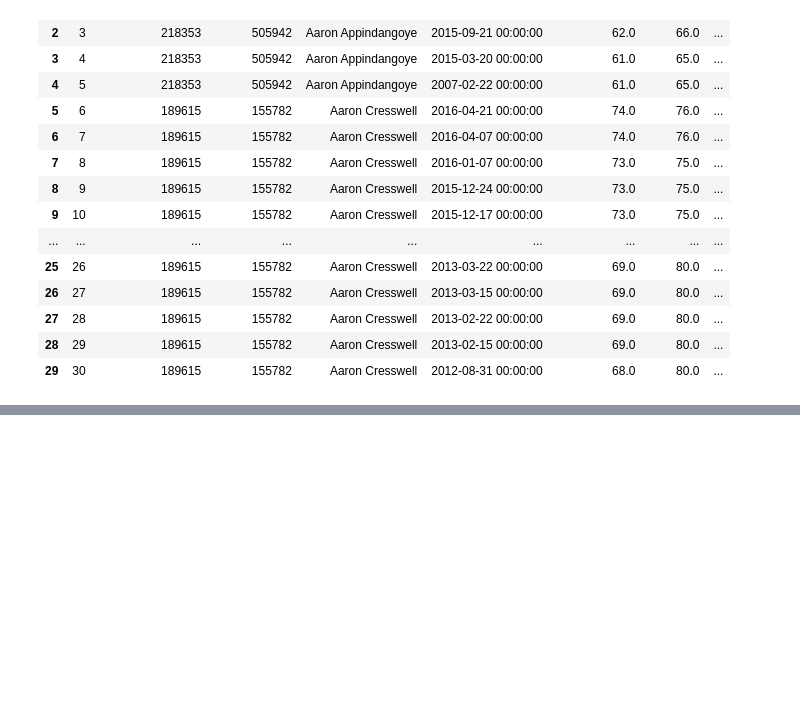
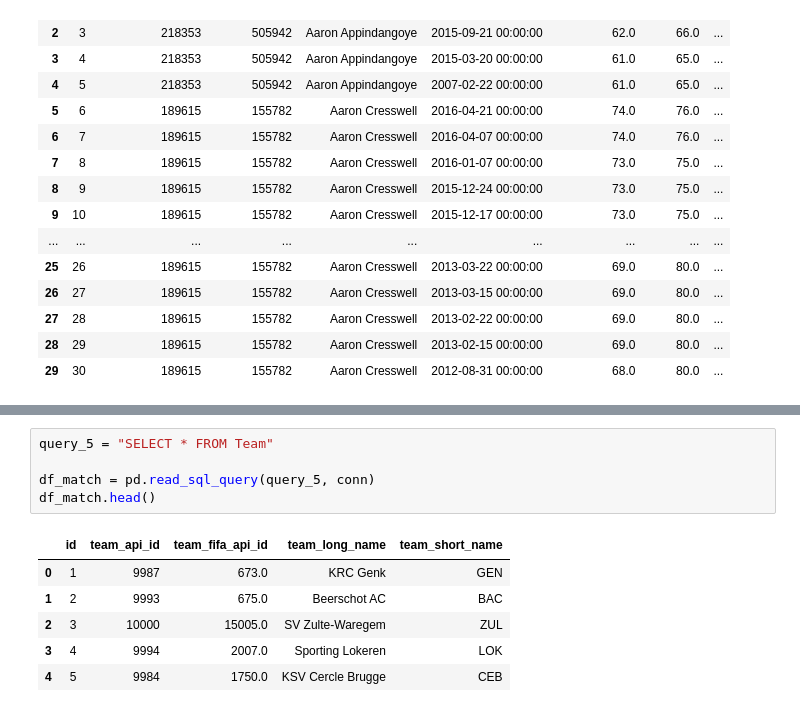
Before and after one commit to ShaliniBekaroe/Datalab_semester2_Groep1, a Jupyter notebook: notebook/data_mining.ipynb, the cells around one changed output, grey strips where cells are left out. Drawn from its saved outputs; the diff is of its cells as text; blank space fills up the shorter version.

```diff
--- a/notebook/data_mining.ipynb
+++ b/notebook/data_mining.ipynb
@@ -172,0 +217,12 @@ display(df_player_stats.head(30))
+# %%
+query_5 = "SELECT * FROM Team"
+
+df_match = pd.read_sql_query(query_5, conn)
+df_match.head()
+# %% [output]
+|  | id | team_api_id | team_fifa_api_id | team_long_name | team_short_name |
+| 0 | 1 | 9987 | 673.0 | KRC Genk | GEN |
+| 1 | 2 | 9993 | 675.0 | Beerschot AC | BAC |
+| 2 | 3 | 10000 | 15005.0 | SV Zulte-Waregem | ZUL |
+| 3 | 4 | 9994 | 2007.0 | Sporting Lokeren | LOK |
+| 4 | 5 | 9984 | 1750.0 | KSV Cercle Brugge | CEB |
```
Also changed, not shown: parts of 2 cells of this notebook.
